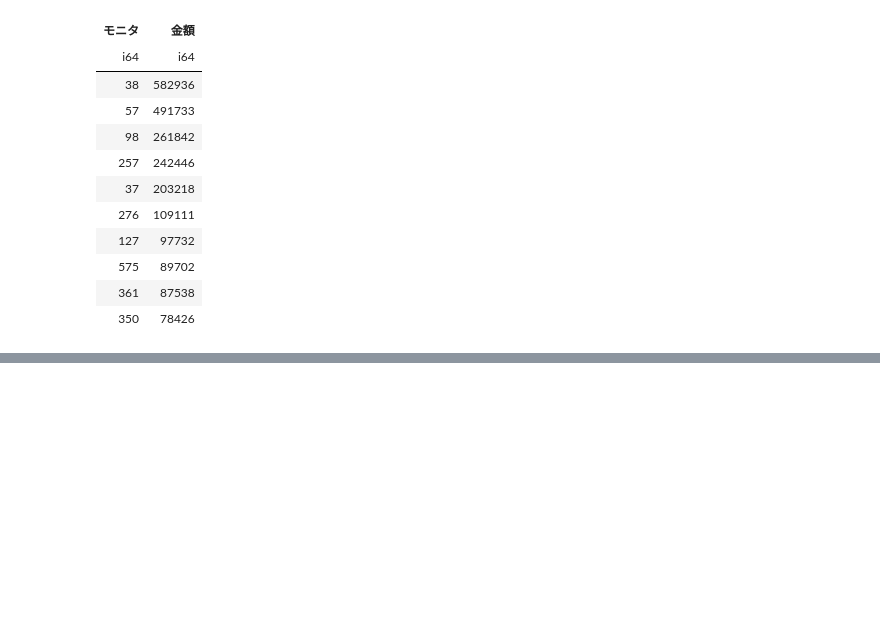
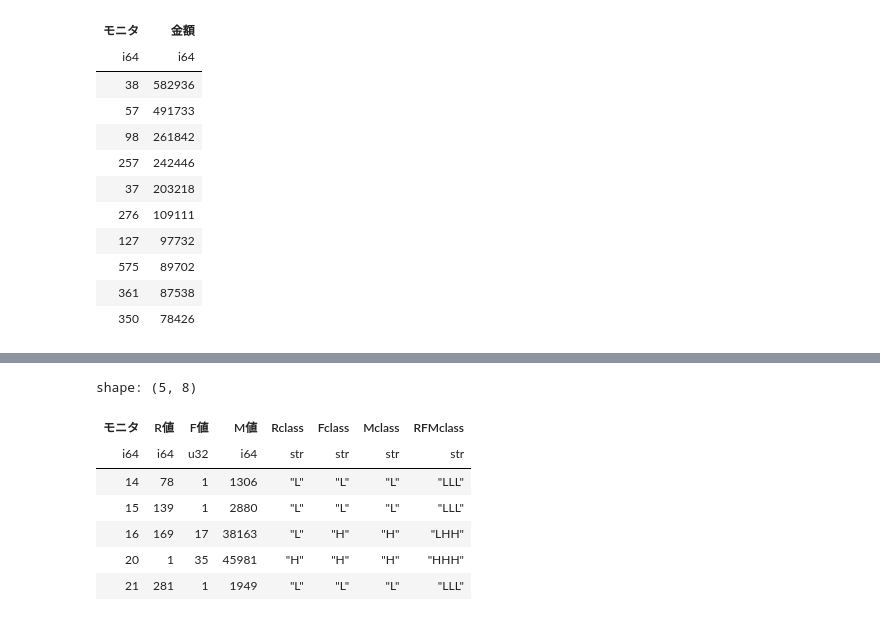
Before and after one commit to yonesuke/maketing_data_science, a Jupyter notebook: notebooks/chapter04.ipynb, the cells around one changed output, grey strips where cells are left out. Cells and saved outputs as stored; diff of their text form; code cells hidden in the pictures; blank space fills up the shorter version.

```diff
--- a/notebooks/chapter04.ipynb
+++ b/notebooks/chapter04.ipynb
@@ -70,0 +136,53 @@ shape: (106, 2)
+# %%
+# RFM分析
+# スコア計算期間: 11月30日まで
+# R
+df_rval = (
+    df.filter(pl.col('日付') <= datetime.date(2013, 11, 30))
+    .group_by('モニタ').agg(pl.col('日付').max())
+    .select(
+        pl.col('モニタ'),
+        (datetime.date(2013, 12, 1) - pl.col('日付')).dt.total_days().alias('R値')
+    )
+)
+# F
+df_fval = (
+    df.unique(subset=['日付', 'モニタ'])
+    .group_by('モニタ').agg(pl.col('日付').len().alias('F値'))
+)
+# M
+df_mval = df.group_by('モニタ').agg(pl.col('金額').sum().alias('M値'))
+# %%
+# RFMクラス
+df_rfm = (
+    df_rval.join(df_fval, on='モニタ', how='left').join(df_mval, on='モニタ', how='left')
+    .with_columns(
+        # R
+        pl.when(pl.col('R値') < pl.col('R値').median())
+        .then(pl.lit('H'))
+        .otherwise(pl.lit('L'))
+        .alias('Rclass'),
+        # F
+        pl.when(pl.col('F値') > pl.col('F値').median())
+        .then(pl.lit('H'))
+        .otherwise(pl.lit('L'))
+        .alias('Fclass'),
+        # M
+        pl.when(pl.col('M値') > pl.col('M値').median())
+        .then(pl.lit('H'))
+        .otherwise(pl.lit('L'))
+        .alias('Mclass'),
+    )
+    .with_columns((pl.col('Rclass')+pl.col('Fclass')+pl.col('Mclass')).alias('RFMclass'))
+    .sort('モニタ')
+)
+df_rfm.head()
+# %% [output]
+shape: (5, 8)
+| モニタ | R値 | F値 | M値 | Rclass | Fclass | Mclass | RFMclass |
+| i64 | i64 | u32 | i64 | str | str | str | str |
+| 14 | 78 | 1 | 1306 | "L" | "L" | "L" | "LLL" |
+| 15 | 139 | 1 | 2880 | "L" | "L" | "L" | "LLL" |
+| 16 | 169 | 17 | 38163 | "L" | "H" | "H" | "LHH" |
+| 20 | 1 | 35 | 45981 | "H" | "H" | "H" | "HHH" |
+| 21 | 281 | 1 | 1949 | "L" | "L" | "L" | "LLL" |
```
Also changed, not shown: parts of 7 cells of this notebook.
